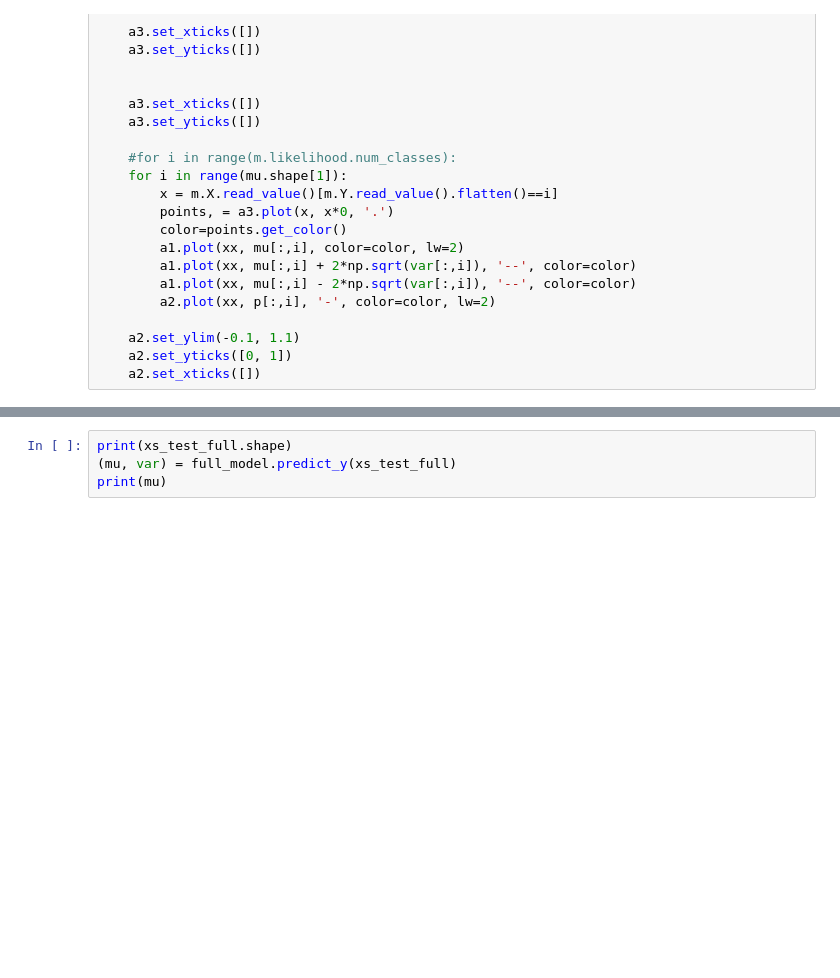
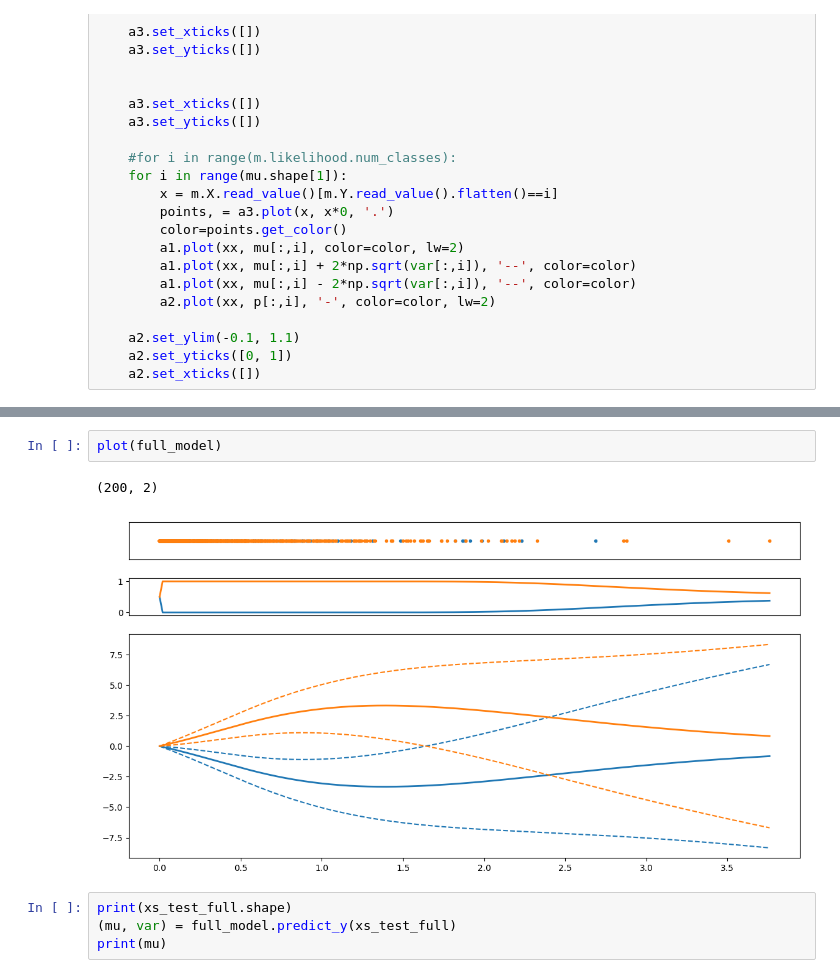
Before and after one commit to flyingsilverfin/CNN_GP_MNIST, a Jupyter notebook: src/GPFlow_testing.ipynb, the cells around one changed output, grey strips where cells are left out. Drawn from its saved outputs; the diff is of its cells as text; blank space fills up the shorter version.

```diff
--- a/src/GPFlow_testing.ipynb
+++ b/src/GPFlow_testing.ipynb
@@ -126,3 +123,8 @@ INFO:tensorflow:Optimization terminated with:
+# %%
+plot(full_model)
+# %% [output]
+(200, 2)
+[figure, added]
 # %%
 print(xs_test_full.shape)
 (mu, var) = full_model.predict_y(xs_test_full)
```
Also changed, not shown: parts of 3 cells of this notebook, 14 other files.
